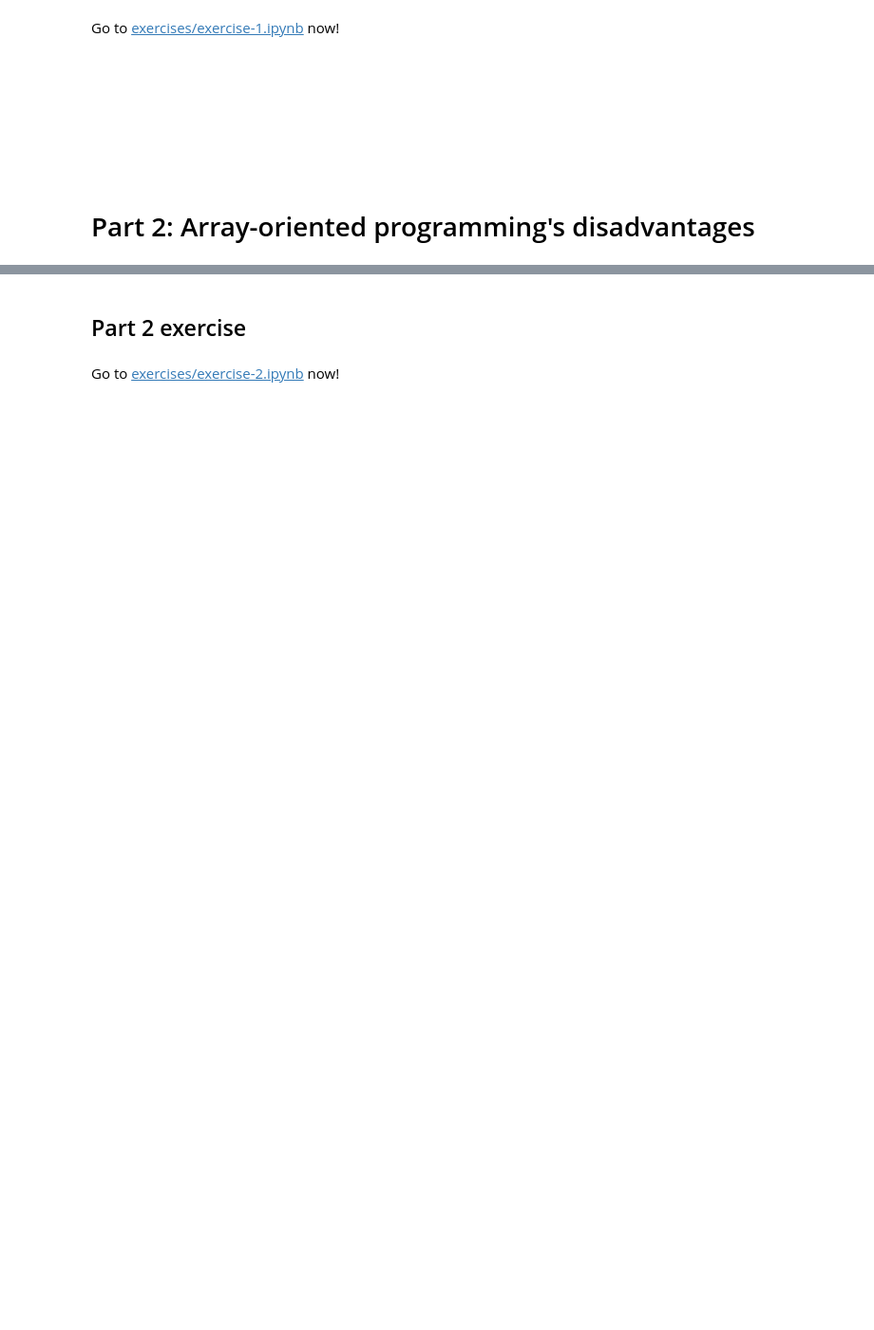
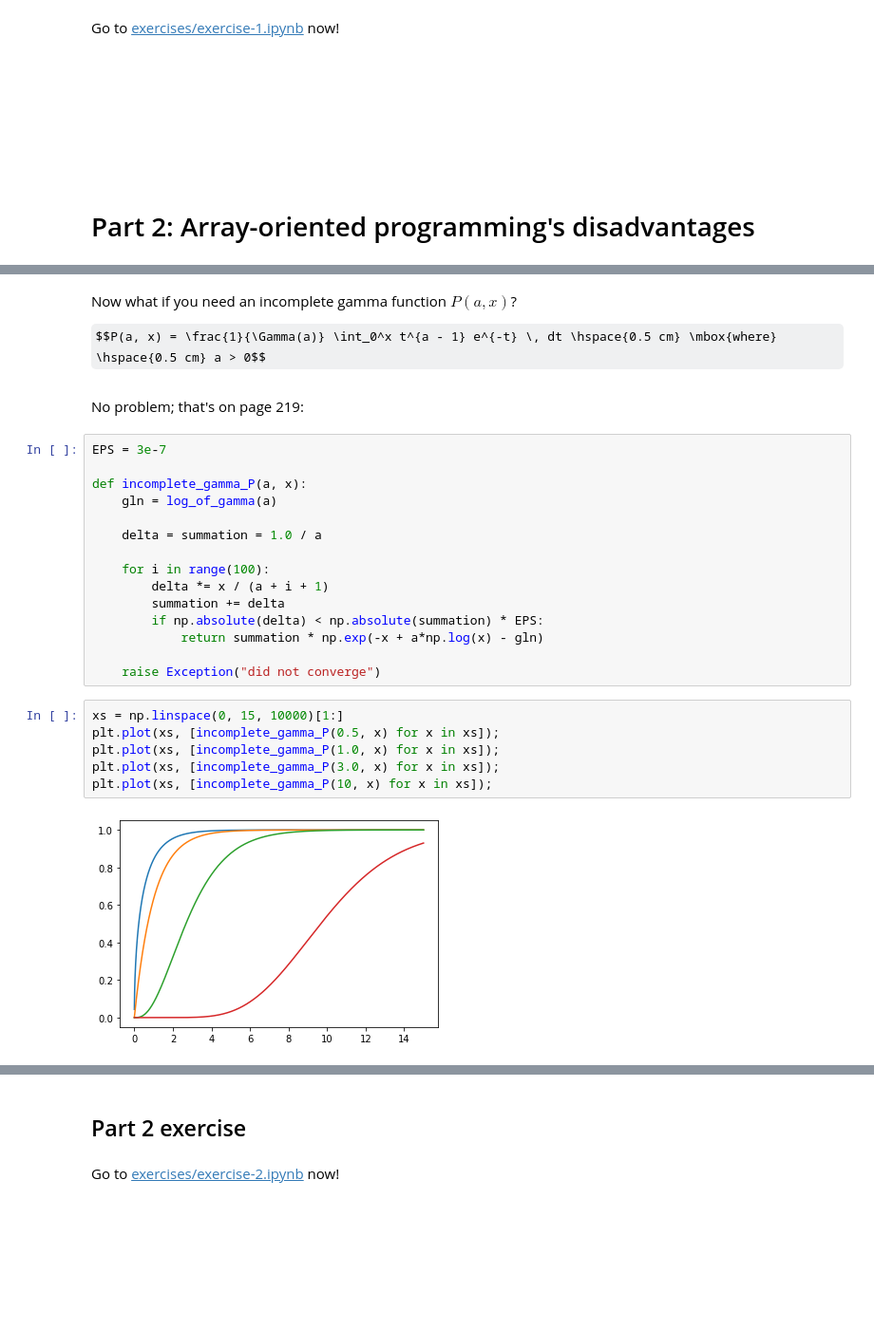
Before and after one commit to jpivarski-talks/2022-07-11-scipy-loopy-tutorial, a Jupyter notebook: narrative.ipynb, the cells around one changed output, grey strips where cells are left out. Shown at 95% size. Cells and saved outputs as stored; diff of their text form; some formulas as TeX source; blank space fills up the shorter version.

```diff
--- a/narrative.ipynb
+++ b/narrative.ipynb
@@ -357,0 +446,29 @@ Go to [exercises/exercise-1.ipynb](exercises/exercise-1.ipynb) now!
+# %% [markdown]
+Now what if you need an incomplete gamma function $P(a, x)$?
+
+$$P(a, x) = \frac{1}{\Gamma(a)} \int_0^x t^{a - 1} e^{-t} \, dt \hspace{0.5 cm} \mbox{where} \hspace{0.5 cm} a > 0$$
+# %% [markdown]
+No problem; that's on page 219:
+# %%
+EPS = 3e-7
+
+def incomplete_gamma_P(a, x):
+    gln = log_of_gamma(a)
+
+    delta = summation = 1.0 / a
+
+    for i in range(100):
+        delta *= x / (a + i + 1)
+        summation += delta
+        if np.absolute(delta) < np.absolute(summation) * EPS:
+            return summation * np.exp(-x + a*np.log(x) - gln)
+
+    raise Exception("did not converge")
+# %%
+xs = np.linspace(0, 15, 10000)[1:]
+plt.plot(xs, [incomplete_gamma_P(0.5, x) for x in xs]);
+plt.plot(xs, [incomplete_gamma_P(1.0, x) for x in xs]);
+plt.plot(xs, [incomplete_gamma_P(3.0, x) for x in xs]);
+plt.plot(xs, [incomplete_gamma_P(10, x) for x in xs]);
+# %% [output]
+[figure, added]
```
Also changed, not shown: parts of 70 cells of this notebook, 1 other file.
